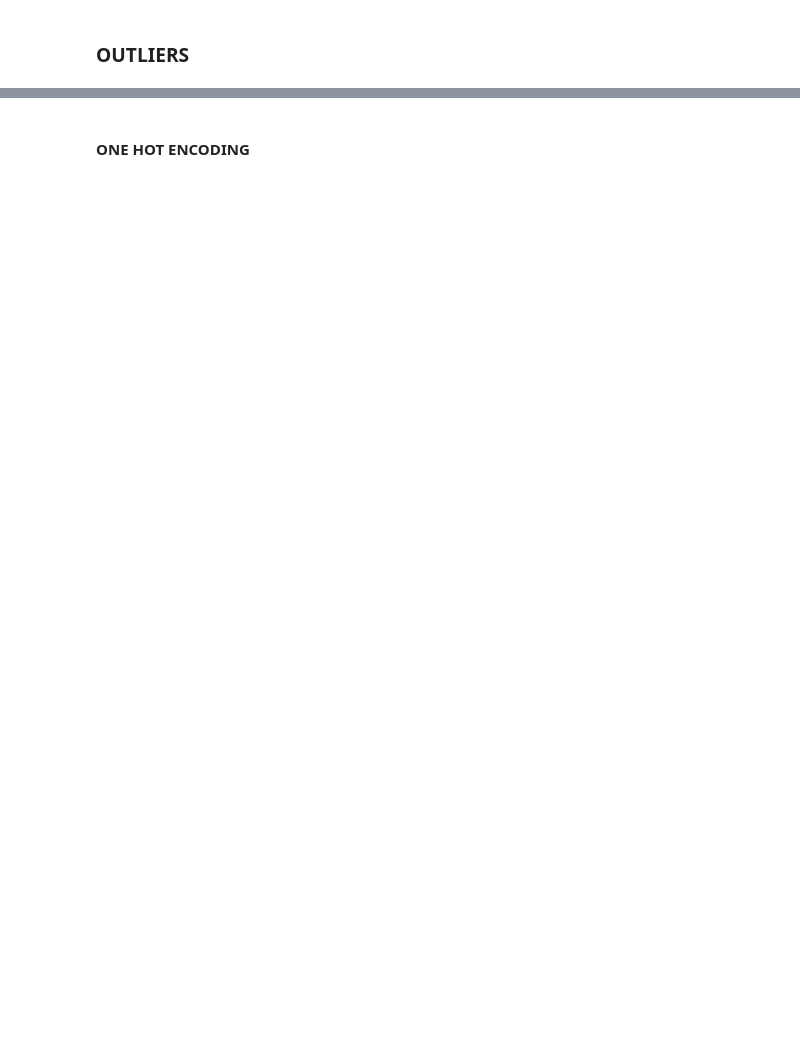
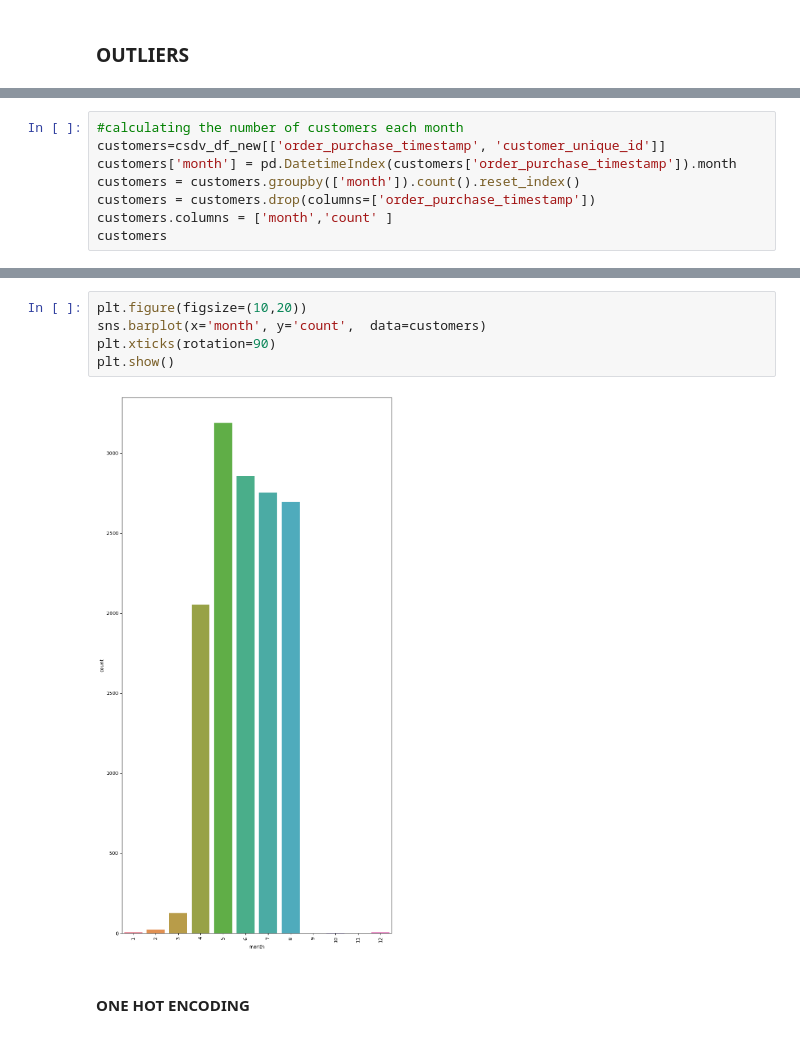
Before and after one commit to francescocapo/270341, a Jupyter notebook: main.ipynb, the cells around one changed output, grey strips where cells are left out. Drawn from its saved outputs; the diff is of its cells as text; blank space fills up the shorter version.

```diff
--- a/main.ipynb
+++ b/main.ipynb
@@ -297,0 +316,8 @@ sns.pairplot(csdv_df_new)
+# %%
+#calculating the number of customers each month
+customers=csdv_df_new[['order_purchase_timestamp', 'customer_unique_id']]
+customers['month'] = pd.DatetimeIndex(customers['order_purchase_timestamp']).month
+customers = customers.groupby(['month']).count().reset_index()
+customers = customers.drop(columns=['order_purchase_timestamp'])
+customers.columns = ['month','count' ]
+customers
@@ -298,3 +343,10 @@ sns.pairplot(csdv_df_new)
+# %%
+plt.figure(figsize=(10,20))
+sns.barplot(x='month', y='count',  data=customers)
+plt.xticks(rotation=90)
+plt.show()
+# %% [output]
+[figure, added]
 # %% [markdown]
 #### ONE HOT ENCODING
 # %%
```
Also changed, not shown: parts of 20 cells of this notebook.
